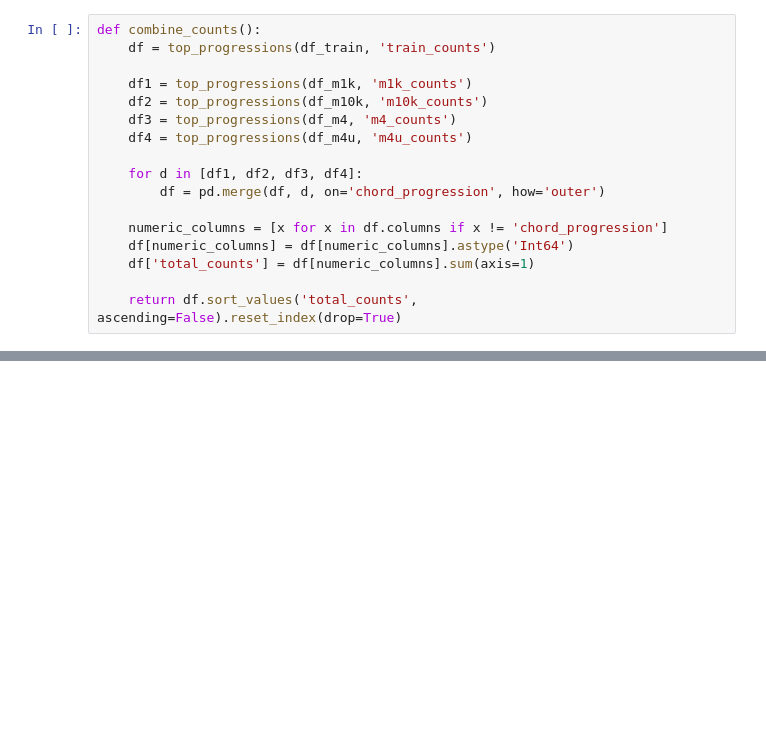
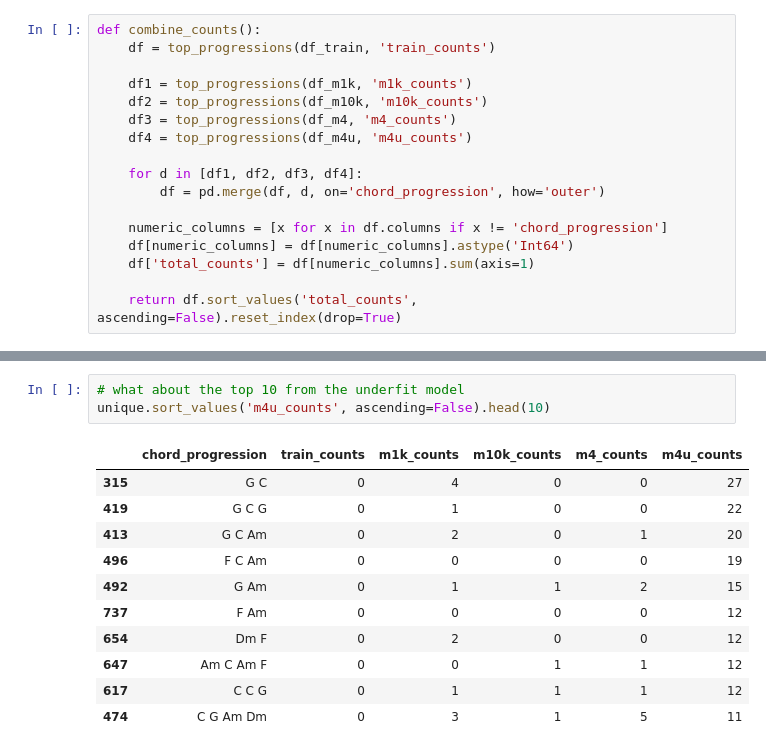
Before and after one commit to KevinCarr42/Small-Music-Model, a Jupyter notebook: SMM_explortatory_data_analysis.ipynb, the cells around one changed output, grey strips where cells are left out. Cells and saved outputs as stored; diff of their text form; blank space fills up the shorter version.

```diff
--- a/SMM_explortatory_data_analysis.ipynb
+++ b/SMM_explortatory_data_analysis.ipynb
@@ -87,0 +186,15 @@ plt.show()
+# %%
+# what about the top 10 from the underfit model
+unique.sort_values('m4u_counts', ascending=False).head(10)
+# %% [output]
+|  | chord_progression | train_counts | m1k_counts | m10k_counts | m4_counts | m4u_counts |
+| 315 | G C | 0 | 4 | 0 | 0 | 27 |
+| 419 | G C G | 0 | 1 | 0 | 0 | 22 |
+| 413 | G C Am | 0 | 2 | 0 | 1 | 20 |
+| 496 | F C Am | 0 | 0 | 0 | 0 | 19 |
+| 492 | G Am | 0 | 1 | 1 | 2 | 15 |
+| 737 | F Am | 0 | 0 | 0 | 0 | 12 |
+| 654 | Dm F | 0 | 2 | 0 | 0 | 12 |
+| 647 | Am C Am F | 0 | 0 | 1 | 1 | 12 |
+| 617 | C C G | 0 | 1 | 1 | 1 | 12 |
+| 474 | C G Am Dm | 0 | 3 | 1 | 5 | 11 |
```
Also changed, not shown: parts of 29 cells of this notebook.
